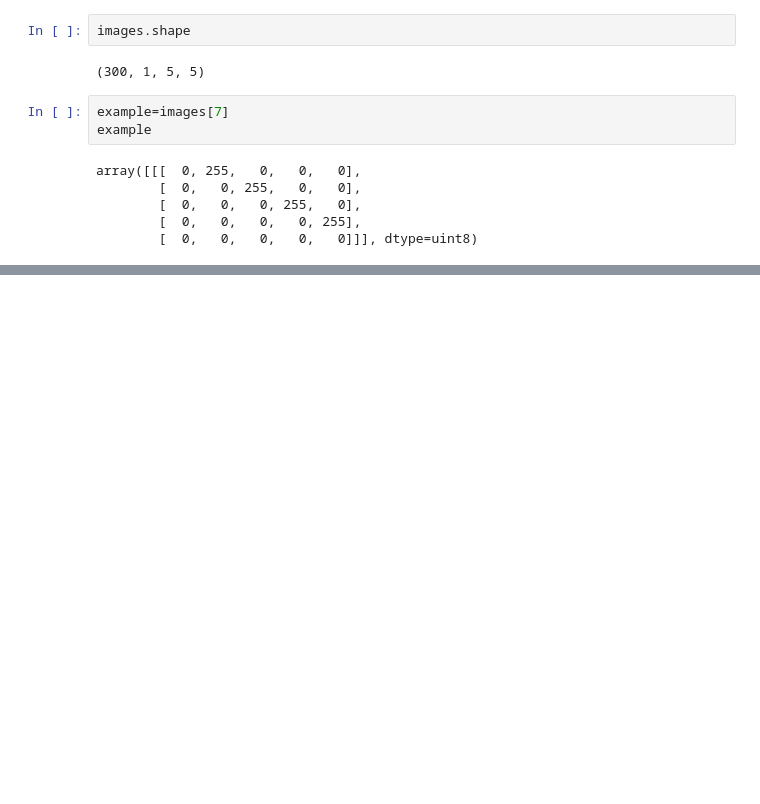
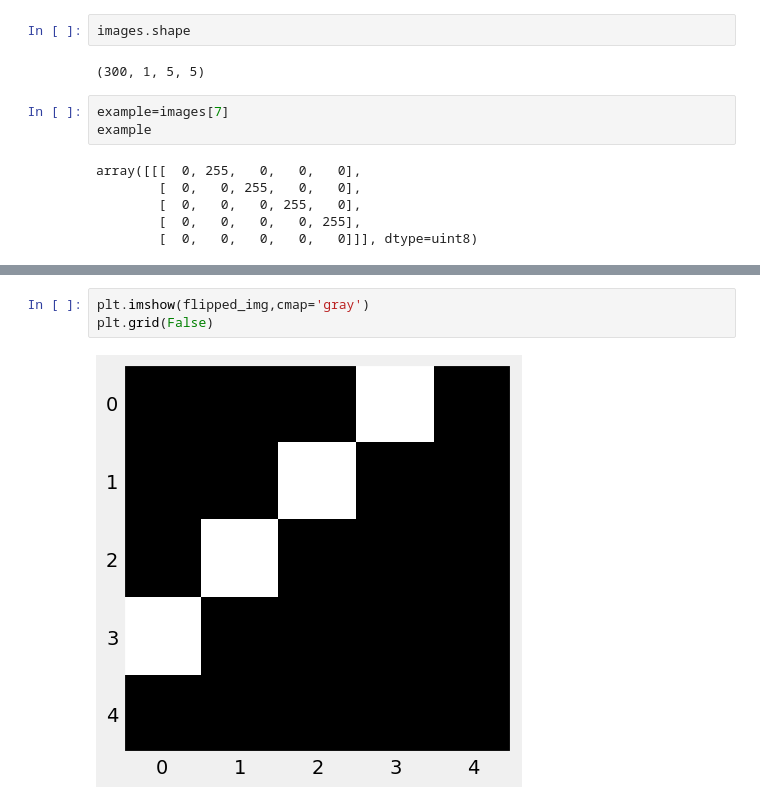
Before and after one commit to Anushkach/Deep-Learning, a Jupyter notebook: Deep Learning with Pytorch/computer vision.ipynb, the cells around one changed output, grey strips where cells are left out. Saved outputs shown, nothing was run; the diff lists cells and outputs as text; blank space fills up the shorter version.

```diff
--- a/Deep Learning with Pytorch/computer vision.ipynb
+++ b/Deep Learning with Pytorch/computer vision.ipynb
@@ -90,0 +173,5 @@ array([[[  0, 255,   0,   0,   0],
+# %%
+plt.imshow(flipped_img,cmap='gray')
+plt.grid(False)
+# %% [output]
+[figure, added]
```
Also changed, not shown: parts of 21 cells of this notebook.
